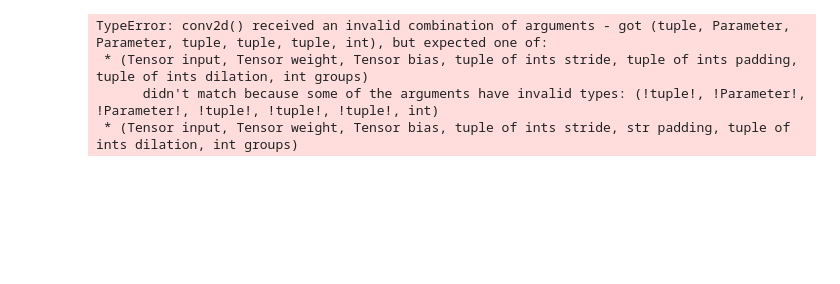
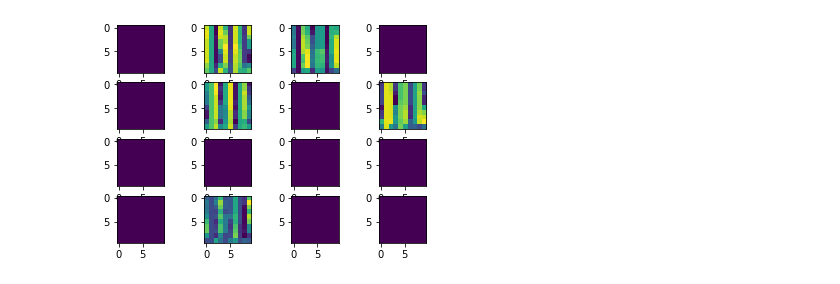
Before and after one commit to JohnnyWasilewski/Ph.D.-studies, a Jupyter notebook: train.ipynb, the cells around one changed output. Saved outputs shown, nothing was run; the diff lists cells and outputs as text; code cells hidden in the pictures; blank space fills up the shorter version.

Commit message:
debug train

```diff
--- a/train.ipynb
+++ b/train.ipynb
@@ -18,7 +17,7 @@ from torch.optim import Adam
 
 from sampler import *
 # %%
-n = 100
+n = 1000
 # %%
 local = sample_no_signalling(n, True)
 non_local = sample_no_signalling(n, False)
@@ -43,22 +41,30 @@ class MyDataset(Dataset):
         return len(self.targets)
 # %%
 class MyDataModule(pl.LightningDataModule):
-    def __init__(self, X, y, transform):
+    def __init__(self, X, y, transform, num_workers):
         super().__init__()
         self.X = X
-        self.y = y
+        self.y = torch.FloatTensor(y).to(torch.float64)
         self.transform = transform
+        self.num_workers = num_workers
+        self.num_classes = np.unique(y)
+        self.dims = X[0].shape
 
     def setup(self, stage):
-        X_train, X_test, y_train, y_test = train_test_split(self.X, self.y)
+        X_train_val, X_test, y_train_val, y_test = train_test_split(self.X, self.y)
+        X_train, X_val, y_train, y_val = train_test_split(X_train_val, y_train_val)
         self.train_dataset = MyDataset(X_train, y_train, transform)
         self.test_dataset = MyDataset(X_test, y_test, transform)
+        self.val_dataset = MyDataset(X_val, y_val, transform)
 
     def train_dataloader(self):
-        return DataLoader(self.train_dataset, batch_size=10, shuffle=True)
+        return DataLoader(self.train_dataset, batch_size=50, num_workers=self.num_workers)
+
+    def val_dataloader(self):
+        return DataLoader(self.val_dataset, batch_size=50, num_workers=self.num_workers)
 
     def test_dataloader(self):
-        return DataLoader(self.test_dataset, batch_size=10, shuffle=True)
+        return DataLoader(self.test_dataset, batch_size=50, num_workers=self.num_workers)
 # %%
 class Net(nn.Module):
     def __init__(self):
@@ -155,12 +142,17 @@ class CheckBatchGradient(pl.Callback):
 # %%
 from pl_bolts.callbacks import PrintTableMetricsCallback
 from pytorch_lightning.loggers import WandbLogger
+from pytorch_lightning.loggers import TensorBoardLogger
 
-wandb_logger = WandbLogger()
-transform = transforms.Compose([transforms.ToTensor()])
-dm = MyDataModule(data, targets, transform)
+logger = TensorBoardLogger("tb_logs", name="my_model")
+transform = transforms.Compose([
+    transforms.ToTensor(),
+    transforms.Resize(100)
+])
+dm = MyDataModule(data, targets, transform, 16)
 clf = Classifier()
-trainer = pl.Trainer(max_epochs=3, callbacks=[PrintTableMetricsCallback()],
-                     logger=wandb_logger)
-trainer.fit(clf, dm)
+trainer = pl.Trainer(max_epochs=500,
+                     gpus=1, callbacks=[PrintTableMetricsCallback2(20)],
+                     logger=logger)
+trainer.fit(clf, a)
 # %% [output]
@@ -195,11 +203,0 @@ wandb: Network error (ConnectionError), entering retry loop.
-# %%
-item = dm.test_dataset[2]
-image = item[0].unsqueeze(1)
-true_target = item[1]
-
-prediction = clf.model(dm.test_dataset[0])
-# %% [output]
-TypeError: conv2d() received an invalid combination of arguments - got (tuple, Parameter, Parameter, tuple, tuple, tuple, int), but expected one of:
- * (Tensor input, Tensor weight, Tensor bias, tuple of ints stride, tuple of ints padding, tuple of ints dilation, int groups)
-      didn't match because some of the arguments have invalid types: (!tuple!, !Parameter!, !Parameter!, !tuple!, !tuple!, !tuple!, int)
- * (Tensor input, Tensor weight, Tensor bias, tuple of ints stride, str padding, tuple of ints dilation, int groups)
@@ -205,0 +288,9 @@ TypeError: conv2d() received an invalid combination of arguments - got (tuple, P
+# %%
+a = clf.model.features(next(iter(dm.train_dataloader()))[0])
+# %%
+plt.figure(figsize=(8, 8))
+for i in range(16):
+    ax = plt.subplot(4,4,i+1)
+    ax.imshow(a[0,i,:,:].detach().numpy())
+# %% [output]
+[figure, added]
```
Also changed, not shown: parts of 14 cells of this notebook.
